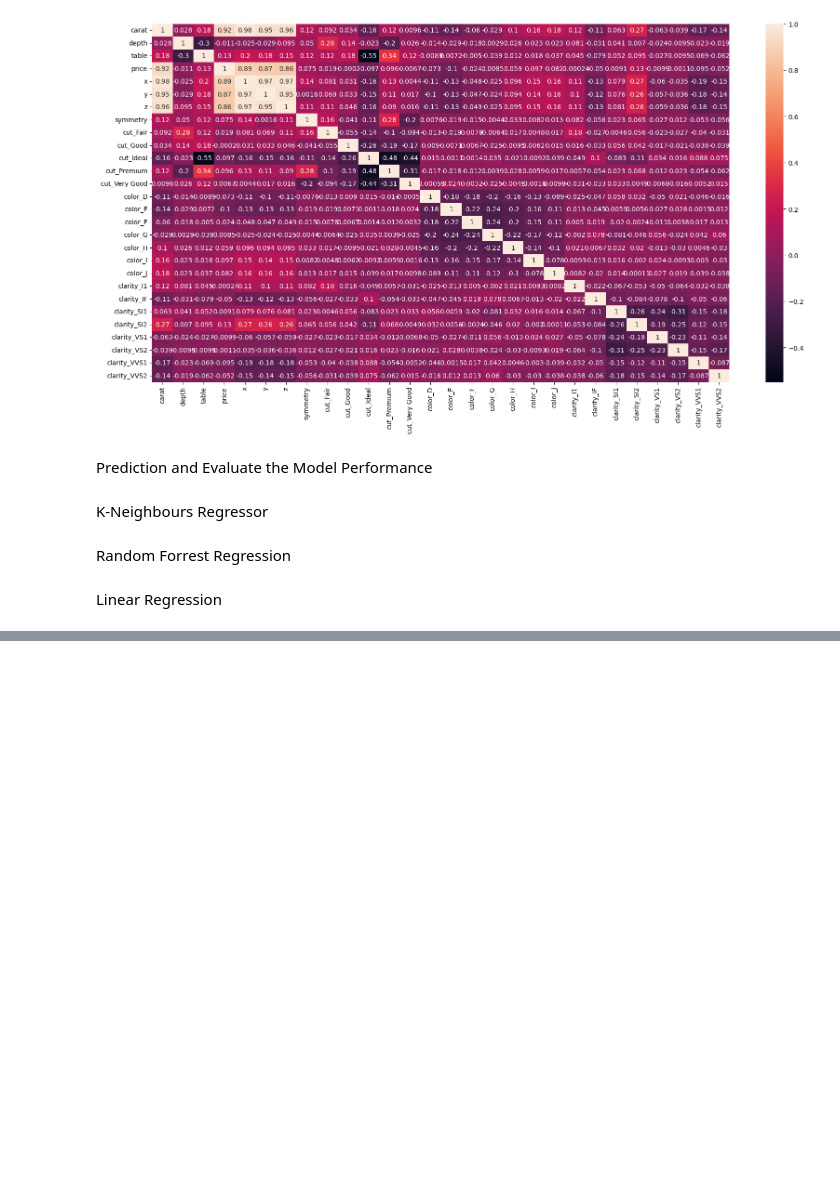
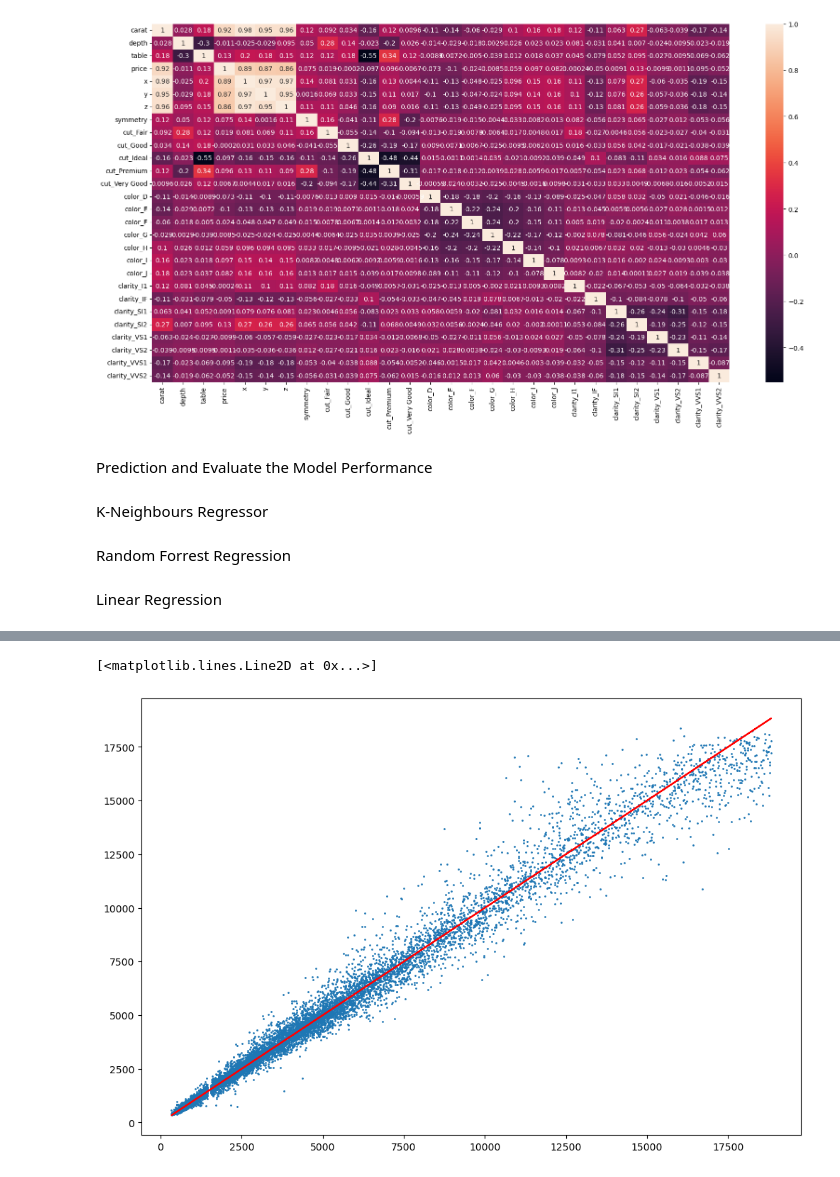
Before and after one commit to biggie076/Diamond-price-prediction, a Jupyter notebook: diamond.ipynb, the cells around one changed output, grey strips where cells are left out. Saved outputs shown, nothing was run; the diff lists cells and outputs as text; code cells hidden in the pictures; blank space fills up the shorter version.

```diff
--- a/diamond.ipynb
+++ b/diamond.ipynb
@@ -152,0 +175,7 @@ y_pred3 = lin.predict(X_test)
+# %%
+fig, ax = plt.subplots(figsize=(12,8))
+ax.scatter(y_test,y_pred,s=1)
+ax.plot(y_test,y_test,color='red')
+# %% [output]
+[<matplotlib.lines.Line2D at 0x...>]
+[figure, added]
```
Also changed, not shown: parts of 7 cells of this notebook.
